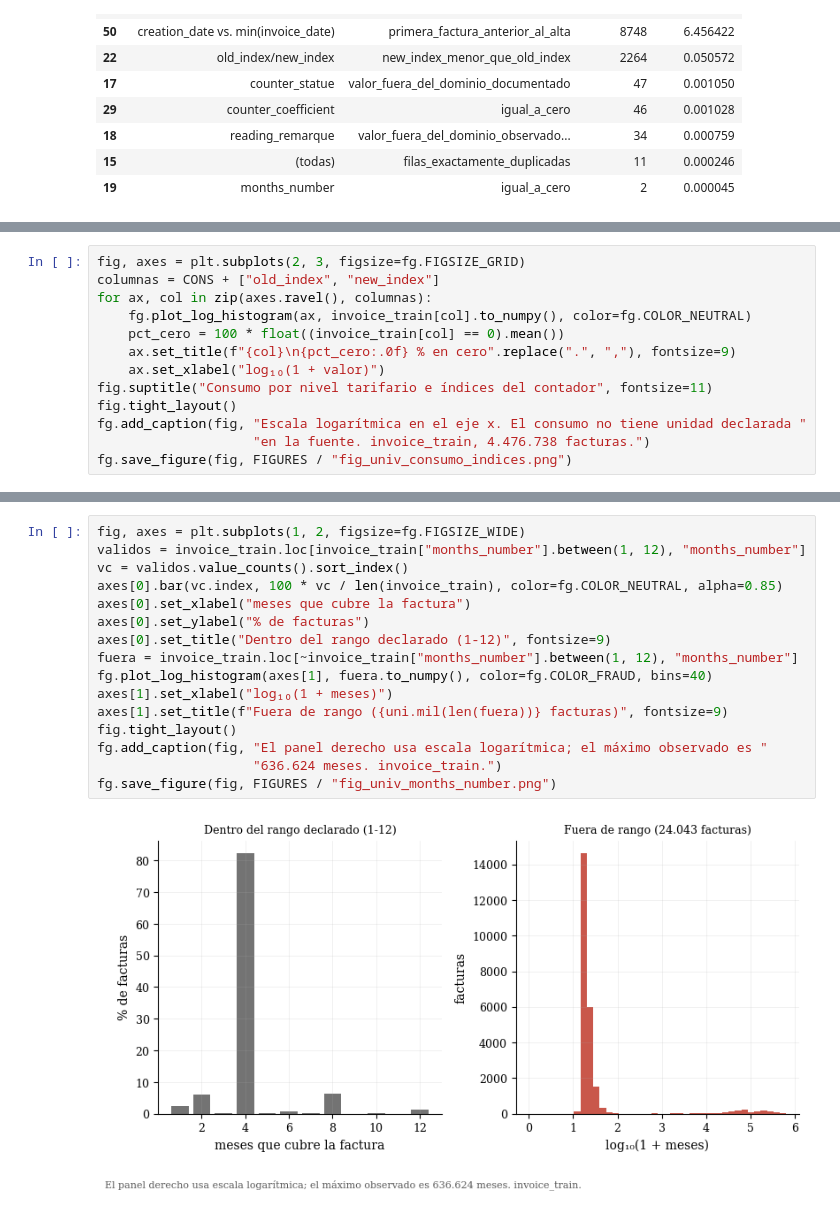
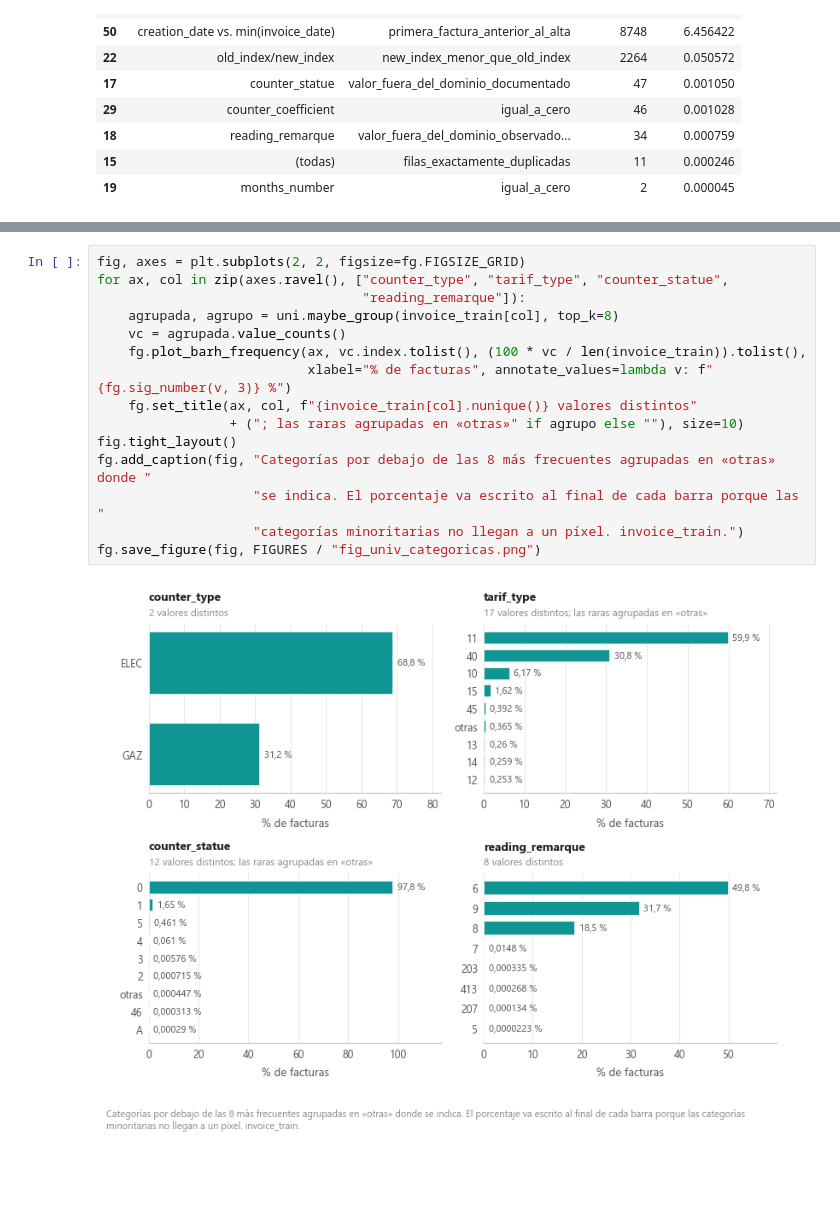
Before and after one commit to omedinaavilla/Fraud-detection-in-Energy-Consume, a Jupyter notebook: notebooks/01_eda.ipynb, the cells around one changed output, grey strips where cells are left out. Saved outputs shown, nothing was run; the diff lists cells and outputs as text; blank space fills up the shorter version.

```diff
--- a/notebooks/01_eda.ipynb
+++ b/notebooks/01_eda.ipynb
@@ -420,13 +445,0 @@ gráfico con cuarenta barras no responde ninguna pregunta.
-# %%
-fig, axes = plt.subplots(2, 3, figsize=fg.FIGSIZE_GRID)
-columnas = CONS + ["old_index", "new_index"]
-for ax, col in zip(axes.ravel(), columnas):
-    fg.plot_log_histogram(ax, invoice_train[col].to_numpy(), color=fg.COLOR_NEUTRAL)
-    pct_cero = 100 * float((invoice_train[col] == 0).mean())
-    ax.set_title(f"{col}\n{pct_cero:.0f} % en cero".replace(".", ","), fontsize=9)
-    ax.set_xlabel("log₁₀(1 + valor)")
-fig.suptitle("Consumo por nivel tarifario e índices del contador", fontsize=11)
-fig.tight_layout()
-fg.add_caption(fig, "Escala logarítmica en el eje x. El consumo no tiene unidad declarada "
-                    "en la fuente. invoice_train, 4.476.738 facturas.")
-fg.save_figure(fig, FIGURES / "fig_univ_consumo_indices.png")
@@ -471,19 +531,18 @@ display(pd.DataFrame(alta_card))
 # %%
-fig, axes = plt.subplots(1, 2, figsize=fg.FIGSIZE_WIDE)
-validos = invoice_train.loc[invoice_train["months_number"].between(1, 12), "months_number"]
-vc = validos.value_counts().sort_index()
-axes[0].bar(vc.index, 100 * vc / len(invoice_train), color=fg.COLOR_NEUTRAL, alpha=0.85)
-axes[0].set_xlabel("meses que cubre la factura")
-axes[0].set_ylabel("% de facturas")
-axes[0].set_title("Dentro del rango declarado (1-12)", fontsize=9)
-fuera = invoice_train.loc[~invoice_train["months_number"].between(1, 12), "months_number"]
-fg.plot_log_histogram(axes[1], fuera.to_numpy(), color=fg.COLOR_FRAUD, bins=40)
-axes[1].set_xlabel("log₁₀(1 + meses)")
-axes[1].set_title(f"Fuera de rango ({uni.mil(len(fuera))} facturas)", fontsize=9)
+fig, axes = plt.subplots(2, 2, figsize=fg.FIGSIZE_GRID)
+for ax, col in zip(axes.ravel(), ["counter_type", "tarif_type", "counter_statue",
+                                  "reading_remarque"]):
+    agrupada, agrupo = uni.maybe_group(invoice_train[col], top_k=8)
+    vc = agrupada.value_counts()
+    fg.plot_barh_frequency(ax, vc.index.tolist(), (100 * vc / len(invoice_train)).tolist(),
+                           xlabel="% de facturas", annotate_values=lambda v: f"{fg.sig_number(v, 3)} %")
+    fg.set_title(ax, col, f"{invoice_train[col].nunique()} valores distintos"
+                 + ("; las raras agrupadas en «otras»" if agrupo else ""), size=10)
 fig.tight_layout()
-fg.add_caption(fig, "El panel derecho usa escala logarítmica; el máximo observado es "
-                    "636.624 meses. invoice_train.")
-fg.save_figure(fig, FIGURES / "fig_univ_months_number.png")
+fg.add_caption(fig, "Categorías por debajo de las 8 más frecuentes agrupadas en «otras» donde "
+                    "se indica. El porcentaje va escrito al final de cada barra porque las "
+                    "categorías minoritarias no llegan a un píxel. invoice_train.")
+fg.save_figure(fig, FIGURES / "fig_univ_categoricas.png")
 # %% [output]
-[figure, old version]
+[figure, new version]
 # %%
```
Also changed, not shown: parts of 78 cells of this notebook, 22 other files.
